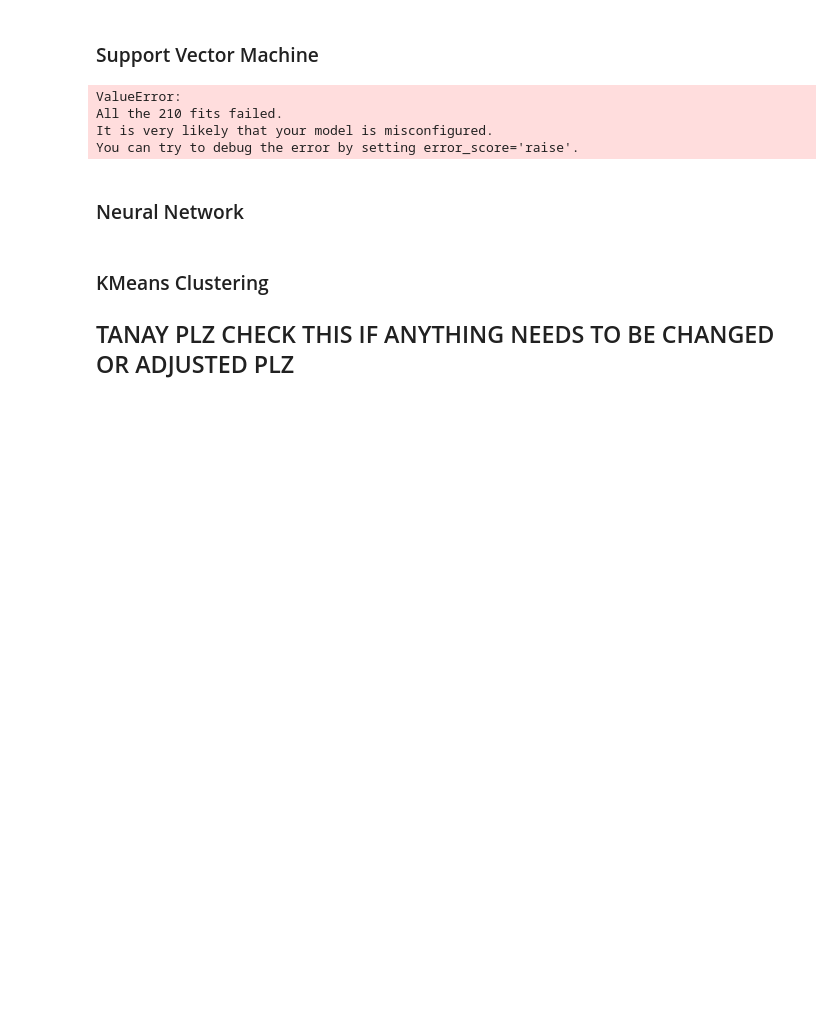
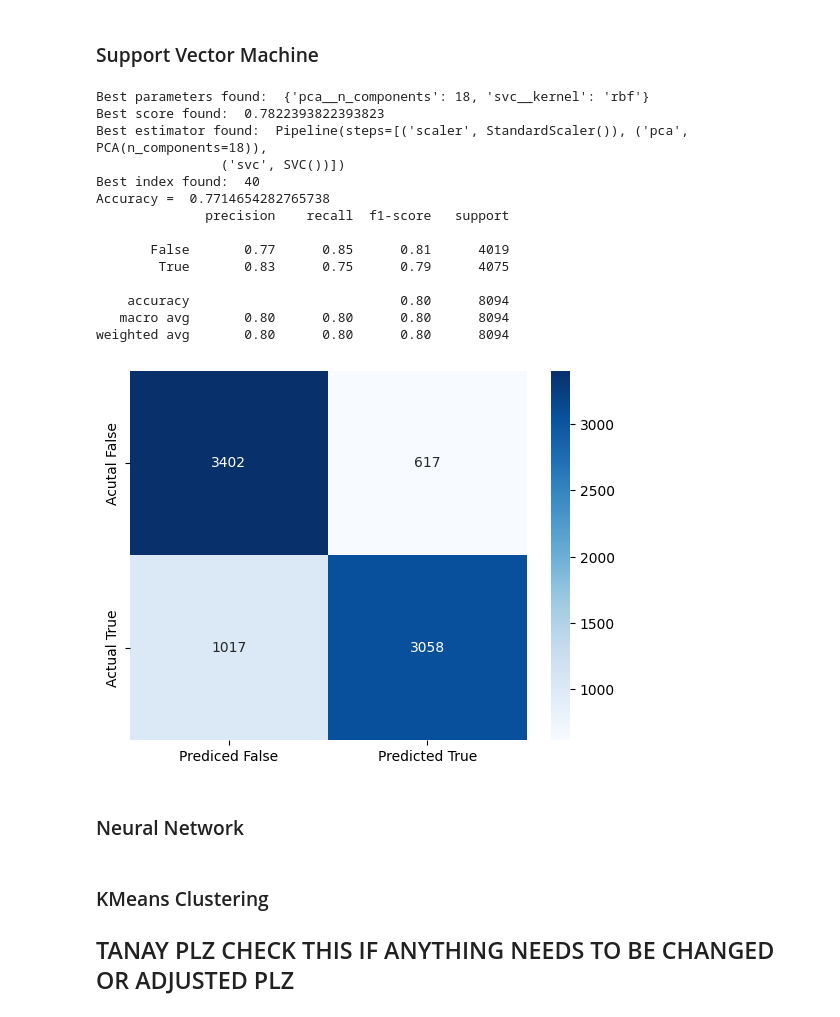
Before and after one commit to Tanyk2004/ML-finalproject, a Jupyter notebook: code.ipynb, the cells around one changed output. Saved outputs shown, nothing was run; the diff lists cells and outputs as text; code cells hidden in the pictures; blank space fills up the shorter version.

```diff
--- a/code.ipynb
+++ b/code.ipynb
@@ -383,31 +465,40 @@ Traceback (most recent call last):
 ### Support Vector Machine
 # %%
 from sklearn.svm import SVC
-from sklearn.model_selection import cross_val_predict
 import sklearn as sk
+
+ss = StandardScaler()
 
 pipeline = Pipeline([
     ('scaler', ss),
     ('pca', pca),
     ('svc', SVC())
 ])
 
 params_grid = {
     'pca__n_components': list(range(5, 19)),
     'svc__kernel': ['linear', 'rbf', 'poly']
 }
 
-inner_cv = GridSearchCV(pipeline, params_grid, cv=5, scoring='accuracy')
-label_preds = cross_val_predict(inner_cv, X=pca_df, y=labels, cv=10)
-
-class_report = sk.metrics.classification_report(labels, label_preds)
-print("\nClassification Report:\n", class_report)
-# Accuracy is in the classification report
+inner_cv = GridSearchCV(pipeline, params_grid, cv=5, scoring='accuracy', n_jobs=-1)
+best_model = fit_grid_search_cv(inner_cv, processed_features, labels)
+print_classification_statistics(best_model, processed_features, labels)
 # %% [output]
-ValueError:
-All the 210 fits failed.
-It is very likely that your model is misconfigured.
-You can try to debug the error by setting error_score='raise'.
+Best parameters found:  {'pca__n_components': 18, 'svc__kernel': 'rbf'}
+Best score found:  0.7822393822393823
+Best estimator found:  Pipeline(steps=[('scaler', StandardScaler()), ('pca', PCA(n_components=18)),
+                ('svc', SVC())])
+Best index found:  40
+Accuracy =  0.7714654282765738
+              precision    recall  f1-score   support
+
+       False       0.77      0.85      0.81      4019
+        True       0.83      0.75      0.79      4075
+
+    accuracy                           0.80      8094
+   macro avg       0.80      0.80      0.80      8094
+weighted avg       0.80      0.80      0.80      8094
+[figure, added]
 # %% [markdown]
 ### Neural Network
 # %%
```
Also changed, not shown: parts of 8 cells of this notebook, 1 other file.
